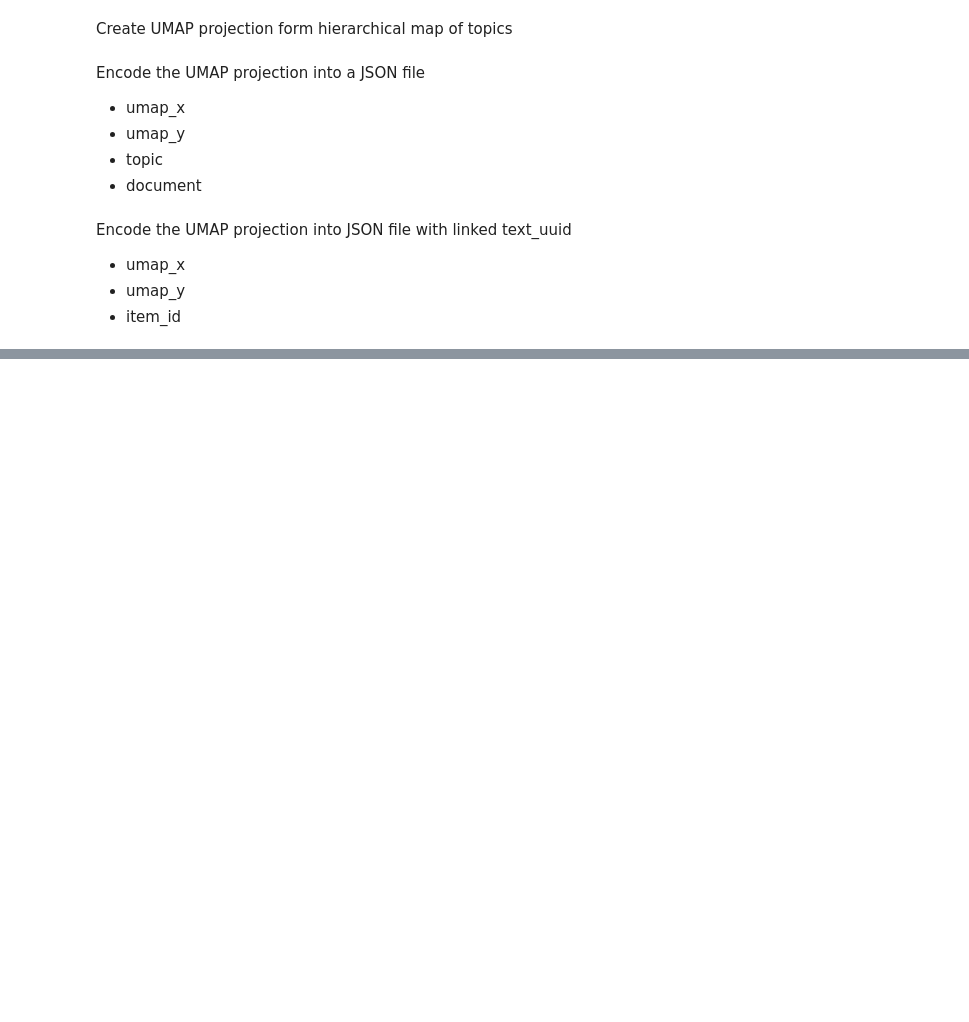
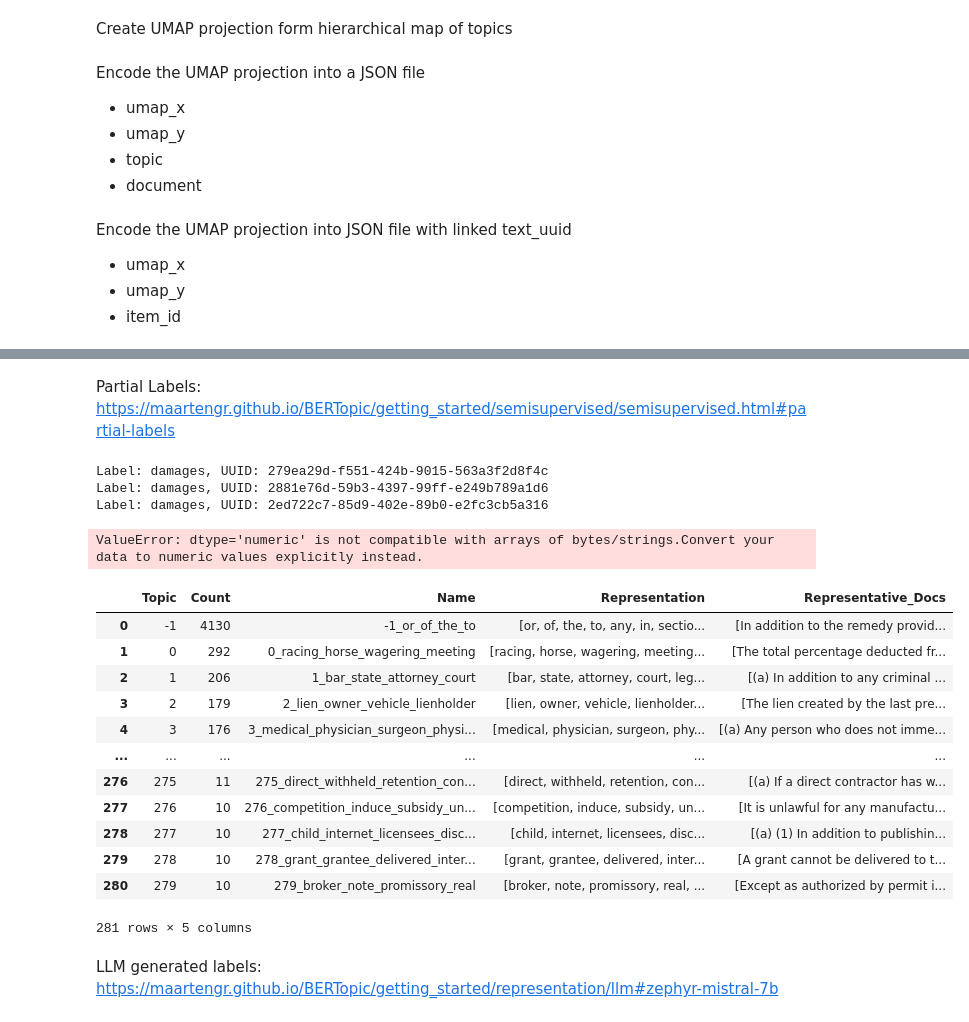
Before and after one commit to cyber-phys/hyperplex, a Jupyter notebook: BERT_Topic_Law.ipynb, the cells around one changed output, grey strips where cells are left out. Cells and saved outputs as stored; diff of their text form; code cells hidden in the pictures; blank space fills up the shorter version.

```diff
--- a/BERT_Topic_Law.ipynb
+++ b/BERT_Topic_Law.ipynb
@@ -15,3 +15,13 @@ texts, uuids = fetch_entries(db_name)
 
 topic_model = BERTopic()
 topics, probs = topic_model.fit_transform(texts)
+# %%
+from bertopic import BERTopic
+from embedding import fetch_entries_with_embeddings
+db_name = "law_database.db"
+emedding_model = "all-MiniLM-L6-v2"
+texts, uuids, embeddings = fetch_entries_with_embeddings(db_name)
+print("hi dad")
+topic_model = BERTopic(embedding_model=emedding_model)
+print("hi mom")
+topics, probs = topic_model.fit_transform(texts, embeddings=embeddings)
@@ -80,7 +94,7 @@ hdbscan_model = HDBSCAN(min_cluster_size=15, metric='euclidean', cluster_selecti
 topic_model_cluster = BERTopic(hdbscan_model=hdbscan_model)
 
 from embedding import fetch_entries
-db_name = "law_database_old.db"
+db_name = "law_database.db"
 texts, uuids = fetch_entries(db_name)
 topics_cluster, probs_cluster = topic_model_cluster.fit_transform(texts)
 
@@ -89,7 +103,7 @@ topic_model_cluster.get_topic_info()
 Create UMAP projection form hierarchical map of topics
 # %%
 from embedding import fetch_entries
-db_name = "law_database_old.db"
+db_name = "law_database.db"
 docs, uuids = fetch_entries(db_name)
 from sentence_transformers import SentenceTransformer
 from bertopic import BERTopic
@@ -164,0 +192,44 @@ with open("umap-data.json", "w") as f:
+# %% [markdown]
+Partial Labels:
+https://maartengr.github.io/BERTopic/getting_started/semisupervised/semisupervised.html#partial-labels
+# %%
+from bertopic import BERTopic
+from embedding import fetch_entries_with_user_labels
+db_name = "law_database.db"
+texts, labels, label_bert_id, uuids = fetch_entries_with_user_labels(db_name)
+
+# Print all the values of labels and their uuids where the label is not equal to -1
+for label, uuid in zip(labels, uuids):
+    if label_bert_id != -1:
+        print(f"Label: {label}, UUID: {uuid}")
+
+if all(label_bert_id == -1 for label in labels):
+    print("error no user labels")
+else:
+    topic_model = BERTopic()
+    topics, probs = topic_model.fit_transform(texts, y=label_bert_id)
+# %% [output]
+Label: damages, UUID: 279ea29d-f551-424b-9015-563a3f2d8f4c
+Label: damages, UUID: 2881e76d-59b3-4397-99ff-e249b789a1d6
+Label: damages, UUID: 2ed722c7-85d9-402e-89b0-e2fc3cb5a316
+ValueError: dtype='numeric' is not compatible with arrays of bytes/strings.Convert your data to numeric values explicitly instead.
+# %%
+topic_model.get_topic_info()
+topic_model.get_topics()
+# %% [output]
+|  | Topic | Count | Name | Representation | Representative_Docs |
+| 0 | -1 | 4130 | -1_or_of_the_to | [or, of, the, to, any, in, sectio... | [In addition to the remedy provid... |
+| 1 | 0 | 292 | 0_racing_horse_wagering_meeting | [racing, horse, wagering, meeting... | [The total percentage deducted fr... |
+| 2 | 1 | 206 | 1_bar_state_attorney_court | [bar, state, attorney, court, leg... | [(a) In addition to any criminal ... |
+| 3 | 2 | 179 | 2_lien_owner_vehicle_lienholder | [lien, owner, vehicle, lienholder... | [The lien created by the last pre... |
+| 4 | 3 | 176 | 3_medical_physician_surgeon_physi... | [medical, physician, surgeon, phy... | [(a) Any person who does not imme... |
+| ... | ... | ... | ... | ... | ... |
+| 276 | 275 | 11 | 275_direct_withheld_retention_con... | [direct, withheld, retention, con... | [(a) If a direct contractor has w... |
+| 277 | 276 | 10 | 276_competition_induce_subsidy_un... | [competition, induce, subsidy, un... | [It is unlawful for any manufactu... |
+| 278 | 277 | 10 | 277_child_internet_licensees_disc... | [child, internet, licensees, disc... | [(a) (1) In addition to publishin... |
+| 279 | 278 | 10 | 278_grant_grantee_delivered_inter... | [grant, grantee, delivered, inter... | [A grant cannot be delivered to t... |
+| 280 | 279 | 10 | 279_broker_note_promissory_real | [broker, note, promissory, real, ... | [Except as authorized by permit i... |
+281 rows × 5 columns
+# %% [markdown]
+LLM generated labels:
+https://maartengr.github.io/BERTopic/getting_started/representation/llm#zephyr-mistral-7b
```
Also changed, not shown: parts of 7 cells of this notebook, 2 other files.
